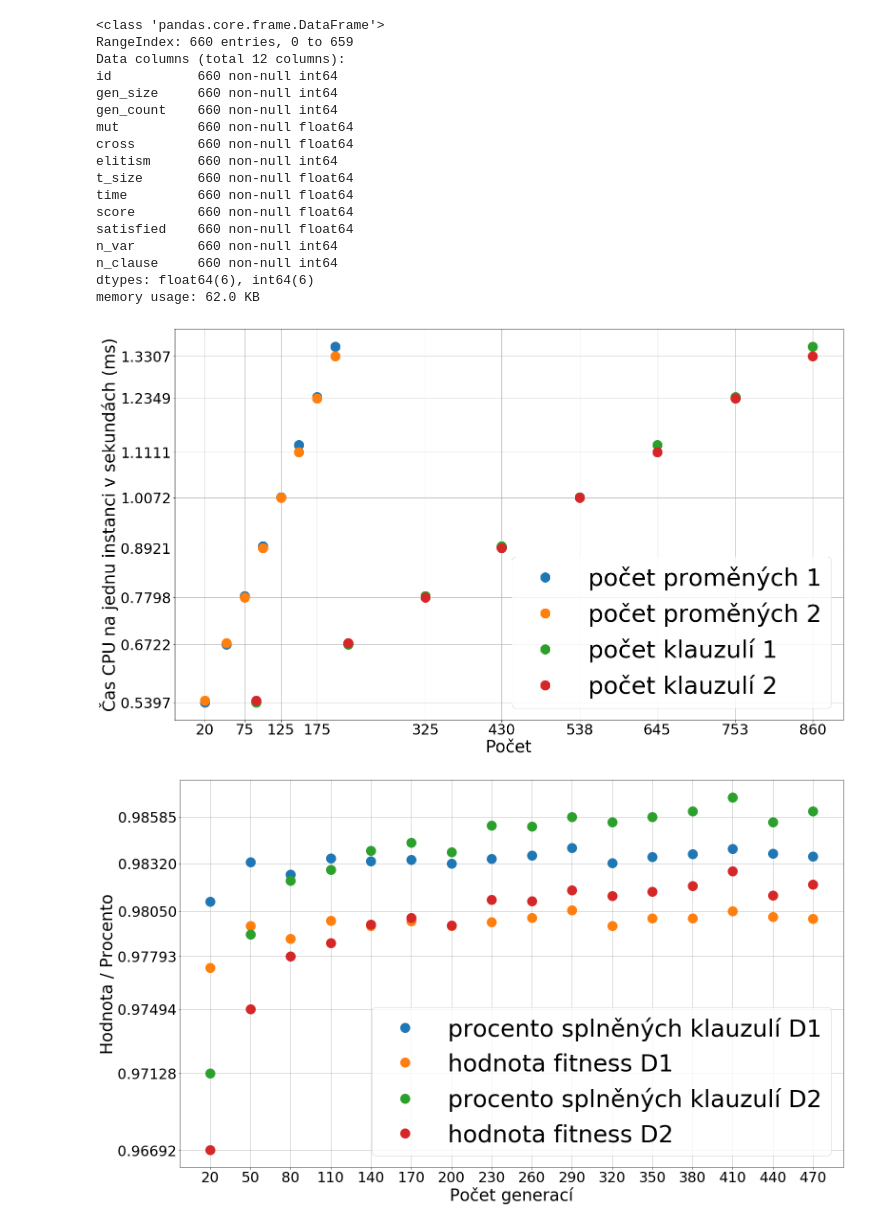
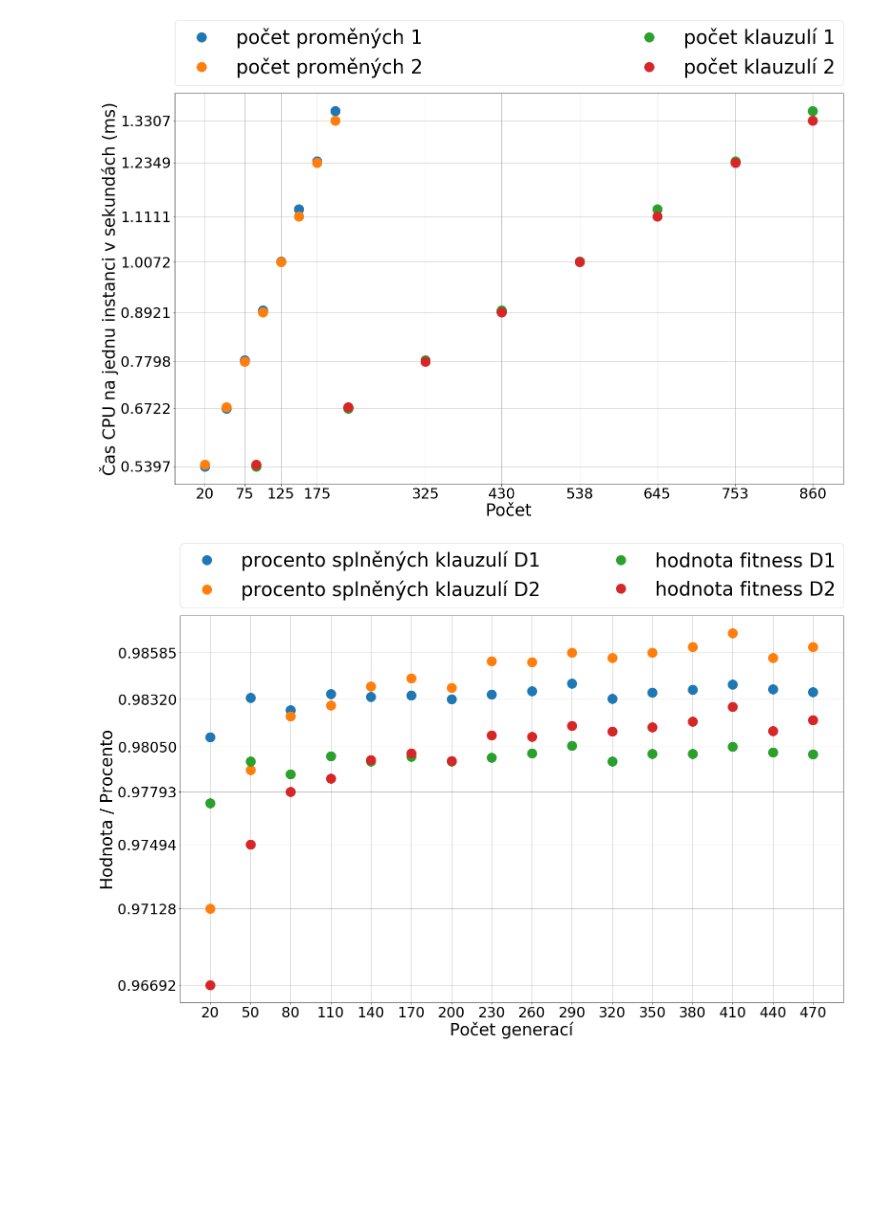
Before and after one commit to martilad/MI-PAA2018, a Jupyter notebook: task5/graphMake.ipynb, the cells around one changed output. Drawn from its saved outputs; the diff is of its cells as text; code cells hidden in the pictures; blank space fills up the shorter version.

Commit message:
create new plots

```diff
--- a/task5/graphMake.ipynb
+++ b/task5/graphMake.ipynb
@@ -48,7 +50,8 @@ def do_plot(sizeX, sizeY, index, data, xLabel, yLabel, legend, file, yTicks = 30
             last = i
     ax.set_xticks(xTick)
 
-    ax.legend(legend, fontsize = 50)
+    ax.legend(legend, bbox_to_anchor=(0., 1.02, 1., .102), fontsize = 40, ncol=2,
+              loc='lower left',mode="expand", borderaxespad=0.)
     plt.xticks(fontsize=30)
     plt.yticks(fontsize=30)
     plt.xlabel(xLabel, size = 35)
@@ -79,35 +82,22 @@ def do_data_frame(data1, data2, column, columns):
     t2 = data1.groupby([column]).mean()['score']
     t3 = data2.groupby([column]).mean()['satisfied']
     t4 = data2.groupby([column]).mean()['score']
-    tmp = pd.DataFrame([t1, t2, t3, t4]).T
+    t5 = data1.groupby([column]).mean()['time']
+    t6 = data2.groupby([column]).mean()['time']
+    tmp = pd.DataFrame([t1, t3, t2, t4, t5, t6]).T
     tmp.columns = columns
     return tmp
 
-gen_count = do_data_frame(data_gen_count1, data_gen_count2, 'gen_count', ['n_sat1', 'n_score1', 'n_sat2', 'n_score2'])
-gen_size = do_data_frame(data_gen_size1, data_gen_size2, 'gen_size', ['n_sat1', 'n_score1', 'n_sat2', 'n_score2'])
-gen_mut = do_data_frame(data_mut1, data_mut2, 'mut', ['n_sat1', 'n_score1', 'n_sat2', 'n_score2'])
-gen_cross = do_data_frame(data_cros1, data_cros2, 'cross', ['n_sat1', 'n_score1', 'n_sat2', 'n_score2'])
-gen_select = do_data_frame(data_select1, data_select2, 't_size', ['n_sat1', 'n_score1', 'n_sat2', 'n_score2'])
-
-RAW_DATA.info()
+gen_count = do_data_frame(data_gen_count1, data_gen_count2, 'gen_count',
+                          ['n_sat1', 'n_sat2', 'n_score1', 'n_score2', 'time_1', 'time_2'])
+gen_size = do_data_frame(data_gen_size1, data_gen_size2, 'gen_size',
+                         ['n_sat1', 'n_sat2', 'n_score1', 'n_score2', 'time_1', 'time_2'])
+gen_mut = do_data_frame(data_mut1, data_mut2, 'mut',
+                        ['n_sat1', 'n_sat2', 'n_score1', 'n_score2', 'time_1', 'time_2'])
+gen_cross = do_data_frame(data_cros1, data_cros2, 'cross',
+                          ['n_sat1', 'n_sat2', 'n_score1', 'n_score2', 'time_1', 'time_2'])
+gen_select = do_data_frame(data_select1, data_select2, 't_size',
+                           ['n_sat1', 'n_sat2', 'n_score1', 'n_score2', 'time_1', 'time_2'])
-# %% [output]
-<class 'pandas.core.frame.DataFrame'>
-RangeIndex: 660 entries, 0 to 659
-Data columns (total 12 columns):
-id           660 non-null int64
-gen_size     660 non-null int64
-gen_count    660 non-null int64
-mut          660 non-null float64
-cross        660 non-null float64
-elitism      660 non-null int64
-t_size       660 non-null float64
-time         660 non-null float64
-score        660 non-null float64
-satisfied    660 non-null float64
-n_var        660 non-null int64
-n_clause     660 non-null int64
-dtypes: float64(6), int64(6)
-memory usage: 62.0 KB
 # %%
 do_plot(25, 15, df.index, df[['n_var1', 'n_var2', 'n_clause1', 'n_clause2']],
         "Počet",
@@ -115,13 +105,13 @@ do_plot(25, 15, df.index, df[['n_var1', 'n_var2', 'n_clause1', 'n_clause2']],
         ['počet proměných 1', 'počet proměných 2', 'počet klauzulí 1', 'počet klauzulí 2'],
         "time_numbers.pdf", 40, 20, 1)
 # %% [output]
-[figure, old version]
+[figure, new version]
 # %%
-do_plot(25, 15, gen_count.index, gen_count[['n_sat1', 'n_score1', 'n_sat2', 'n_score2']],
+do_plot(25, 15, gen_count.index, gen_count[['n_sat1', 'n_sat2', 'n_score1', 'n_score2']],
         "Počet generací",
         "Hodnota / Procento",
-        ['procento splněných klauzulí D1', 'hodnota fitness D1', 'procento splněných klauzulí D2', 'hodnota fitness D2'],
+        ['procento splněných klauzulí D1', 'procento splněných klauzulí D2', 'hodnota fitness D1', 'hodnota fitness D2'],
         "time_numbers.pdf", 400, 30, 1)
 # %% [output]
-[figure, old version]
+[figure, new version]
 # %%
```
Also changed, not shown: parts of 6 cells of this notebook.
